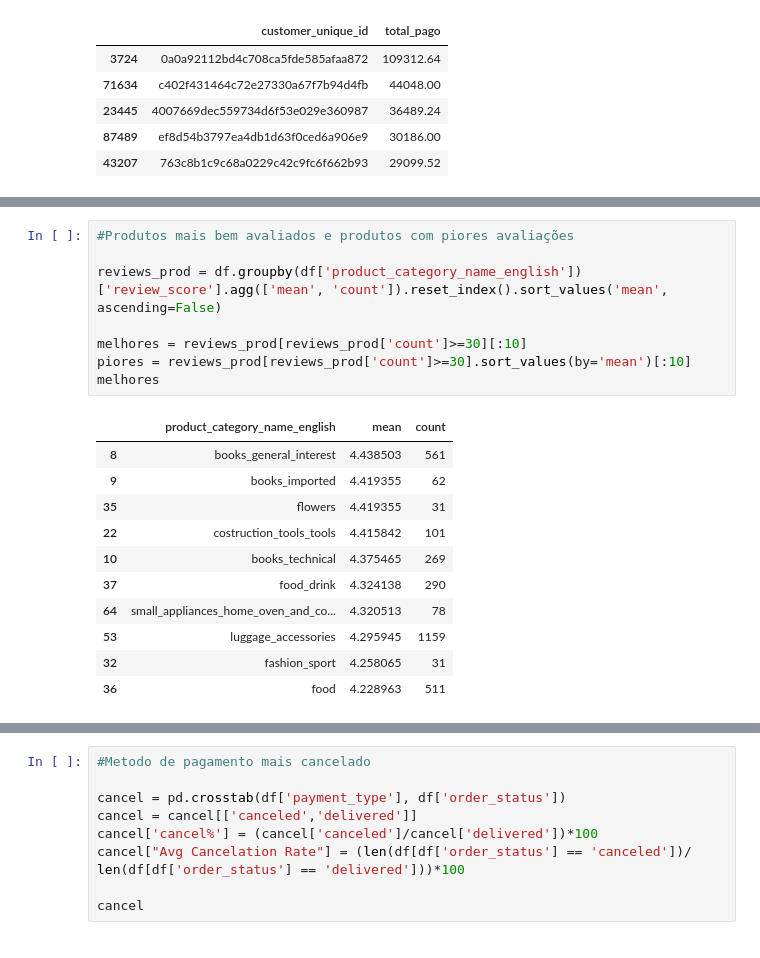
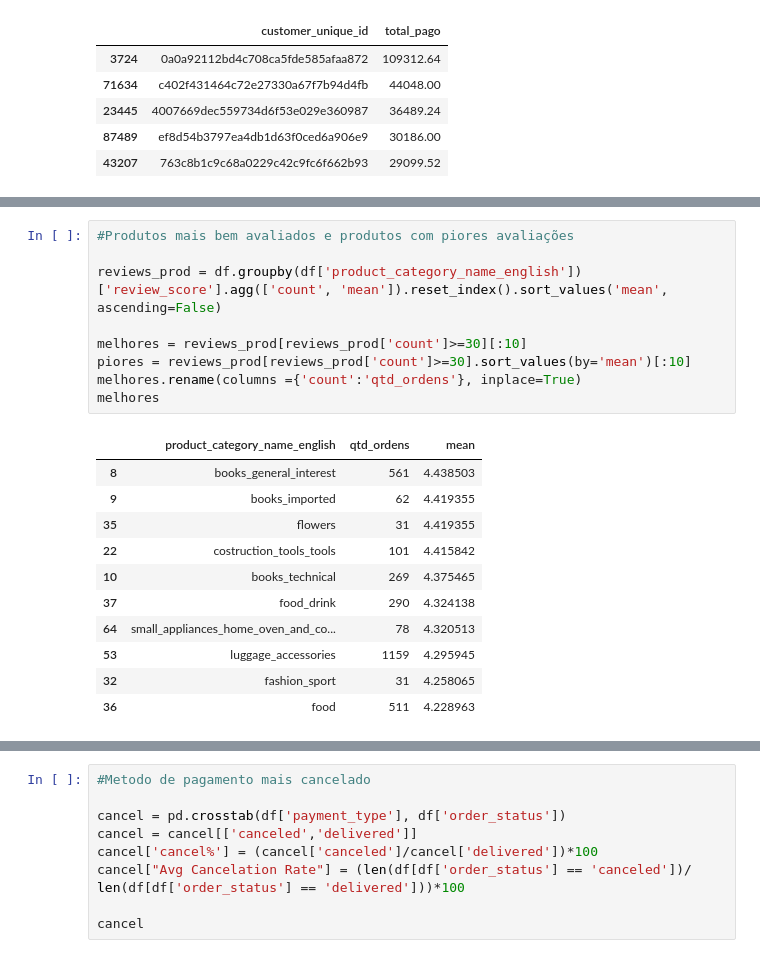
Before and after one commit to gabrielreversi/DS-Projects, a Jupyter notebook: RFM Analysis - KMeans.ipynb, the cells around one changed output, grey strips where cells are left out. Drawn from its saved outputs; the diff is of its cells as text.

```diff
--- a/RFM Analysis - KMeans.ipynb
+++ b/RFM Analysis - KMeans.ipynb
@@ -194,20 +194,21 @@ plt.show()
 # %%
 #Produtos mais bem avaliados e produtos com piores avaliações
 
-reviews_prod = df.groupby(df['product_category_name_english'])['review_score'].agg(['mean', 'count']).reset_index().sort_values('mean', ascending=False)
+reviews_prod = df.groupby(df['product_category_name_english'])['review_score'].agg(['count', 'mean']).reset_index().sort_values('mean', ascending=False)
 
 melhores = reviews_prod[reviews_prod['count']>=30][:10]
 piores = reviews_prod[reviews_prod['count']>=30].sort_values(by='mean')[:10]
+melhores.rename(columns ={'count':'qtd_ordens'}, inplace=True)
 melhores
 # %% [output]
-|  | product_category_name_english | mean | count |
-| 8 | books_general_interest | 4.438503 | 561 |
-| 9 | books_imported | 4.419355 | 62 |
-| 35 | flowers | 4.419355 | 31 |
-| 22 | costruction_tools_tools | 4.415842 | 101 |
-| 10 | books_technical | 4.375465 | 269 |
-| 37 | food_drink | 4.324138 | 290 |
-| 64 | small_appliances_home_oven_and_co... | 4.320513 | 78 |
-| 53 | luggage_accessories | 4.295945 | 1159 |
-| 32 | fashion_sport | 4.258065 | 31 |
-| 36 | food | 4.228963 | 511 |
+|  | product_category_name_english | qtd_ordens | mean |
+| 8 | books_general_interest | 561 | 4.438503 |
+| 9 | books_imported | 62 | 4.419355 |
+| 35 | flowers | 31 | 4.419355 |
+| 22 | costruction_tools_tools | 101 | 4.415842 |
+| 10 | books_technical | 269 | 4.375465 |
+| 37 | food_drink | 290 | 4.324138 |
+| 64 | small_appliances_home_oven_and_co... | 78 | 4.320513 |
+| 53 | luggage_accessories | 1159 | 4.295945 |
+| 32 | fashion_sport | 31 | 4.258065 |
+| 36 | food | 511 | 4.228963 |
```
Also changed, not shown: parts of 7 cells of this notebook.
